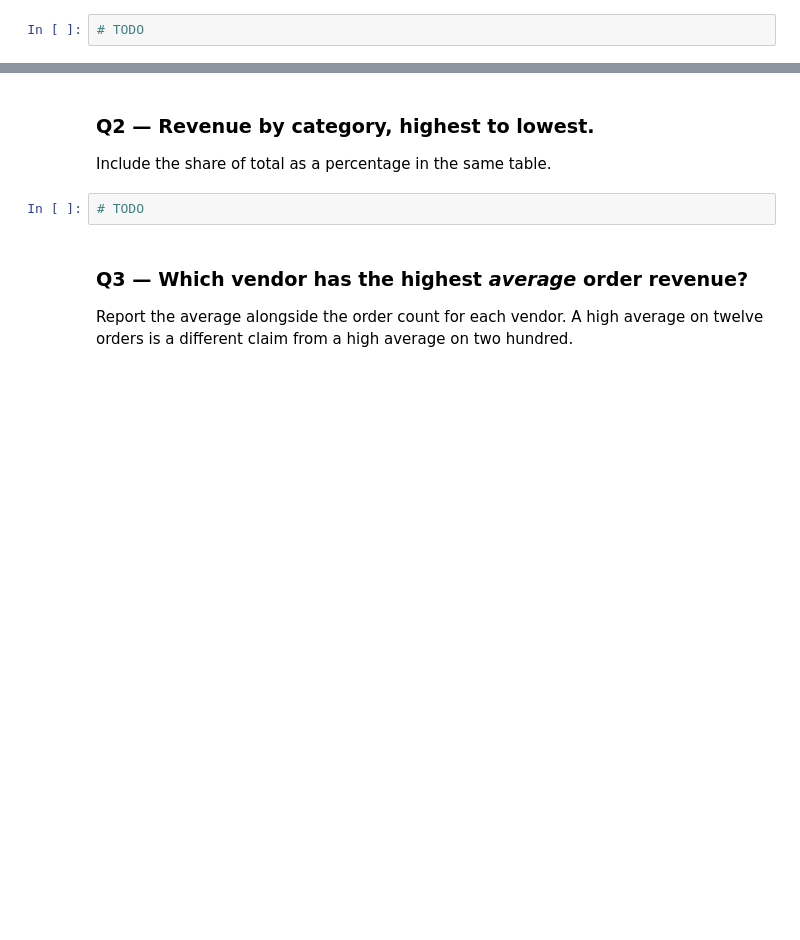
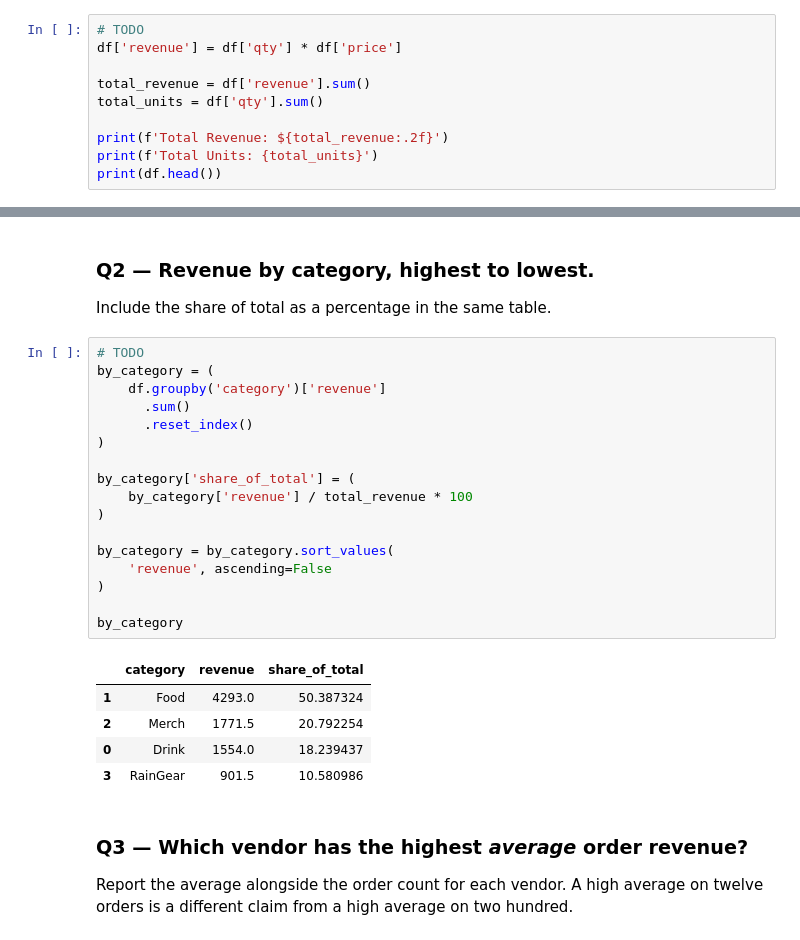
Before and after one commit to hershiaytoda/ds2002-fa26, a Jupyter notebook: notebooks/03-pandas-cleaning/2026-09-18 — Pandas Challenge — Lab.ipynb, the cells around one changed output, grey strips where cells are left out. Drawn from its saved outputs; the diff is of its cells as text; blank space fills up the shorter version.

```diff
--- a/notebooks/03-pandas-cleaning/2026-09-18 — Pandas Challenge — Lab.ipynb
+++ b/notebooks/03-pandas-cleaning/2026-09-18 — Pandas Challenge — Lab.ipynb
@@ -36,3 +36,11 @@ df.head()
 *Expected: 400 rows, and revenue should land between $8,000 and $9,000.*
 # %%
 # TODO
+df['revenue'] = df['qty'] * df['price']
+
+total_revenue = df['revenue'].sum()
+total_units = df['qty'].sum()
+
+print(f'Total Revenue: ${total_revenue:.2f}')
+print(f'Total Units: {total_units}')
+print(df.head())
@@ -42,6 +59,27 @@ df.head()
 Include the share of total as a percentage in the same table.
 # %%
 # TODO
+by_category = (
+    df.groupby('category')['revenue']
+      .sum()
+      .reset_index()
+)
+
+by_category['share_of_total'] = (
+    by_category['revenue'] / total_revenue * 100
+)
+
+by_category = by_category.sort_values(
+    'revenue', ascending=False
+)
+
+by_category
+# %% [output]
+|  | category | revenue | share_of_total |
+| 1 | Food | 4293.0 | 50.387324 |
+| 2 | Merch | 1771.5 | 20.792254 |
+| 0 | Drink | 1554.0 | 18.239437 |
+| 3 | RainGear | 901.5 | 10.580986 |
 # %% [markdown]
 ### Q3 — Which vendor has the highest *average* order revenue?
 
```
Also changed, not shown: parts of 6 cells of this notebook.
